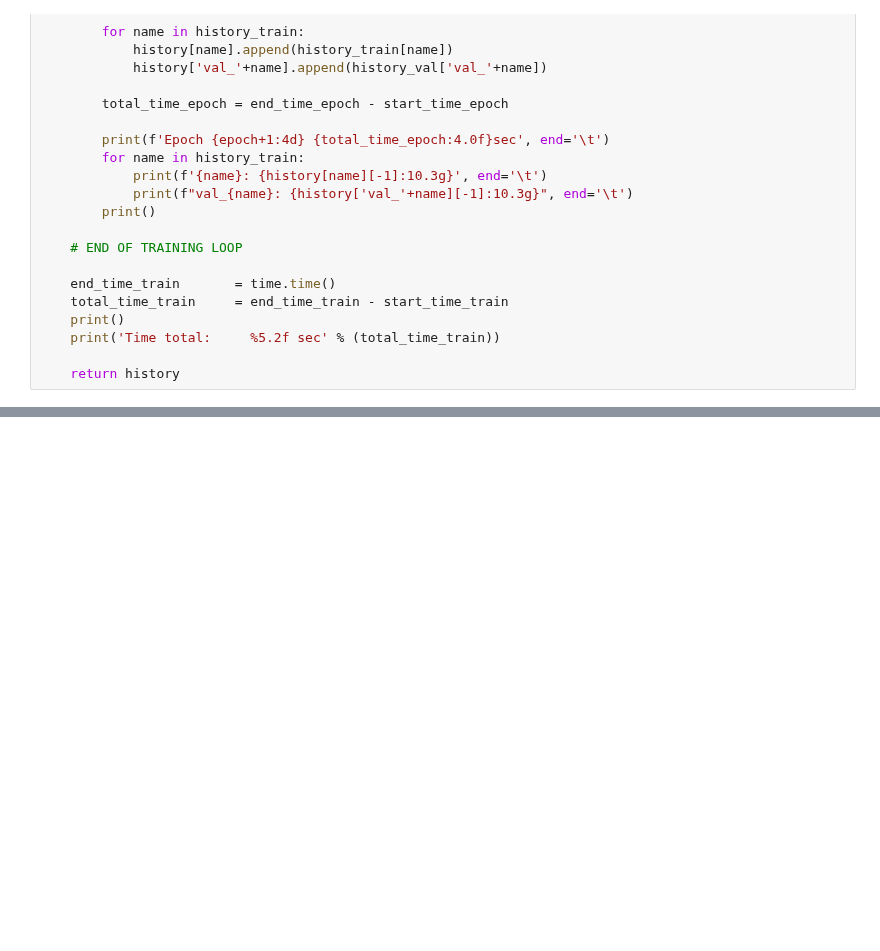
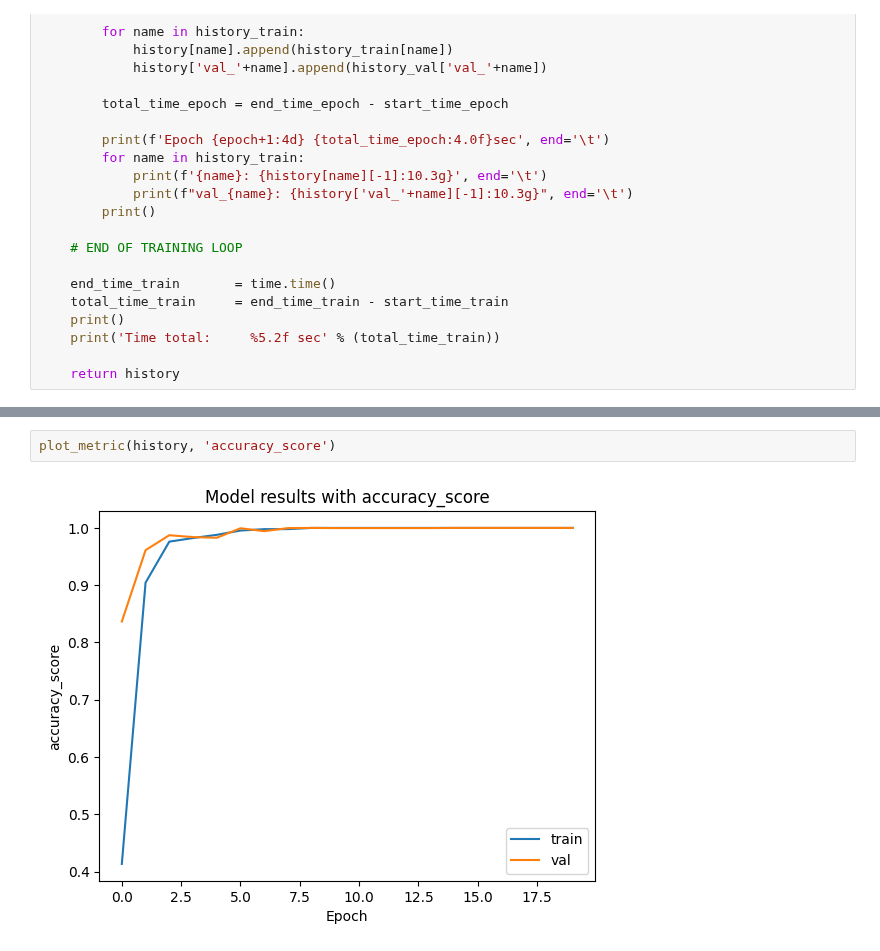
Before and after one commit to VDidyk/AI, a Jupyter notebook: save-images-hw.ipynb, the cells around one changed output, grey strips where cells are left out. Saved outputs shown, nothing was run; the diff lists cells and outputs as text; blank space fills up the shorter version.

```diff
--- a/save-images-hw.ipynb
+++ b/save-images-hw.ipynb
@@ -432,0 +431,4 @@ RuntimeError: mat1 and mat2 shapes cannot be multiplied (1152x32 and 1152x256)
+# %%
+plot_metric(history, 'accuracy_score')
+# %% [output]
+[figure, added]
```
Also changed, not shown: parts of 8 cells of this notebook.
